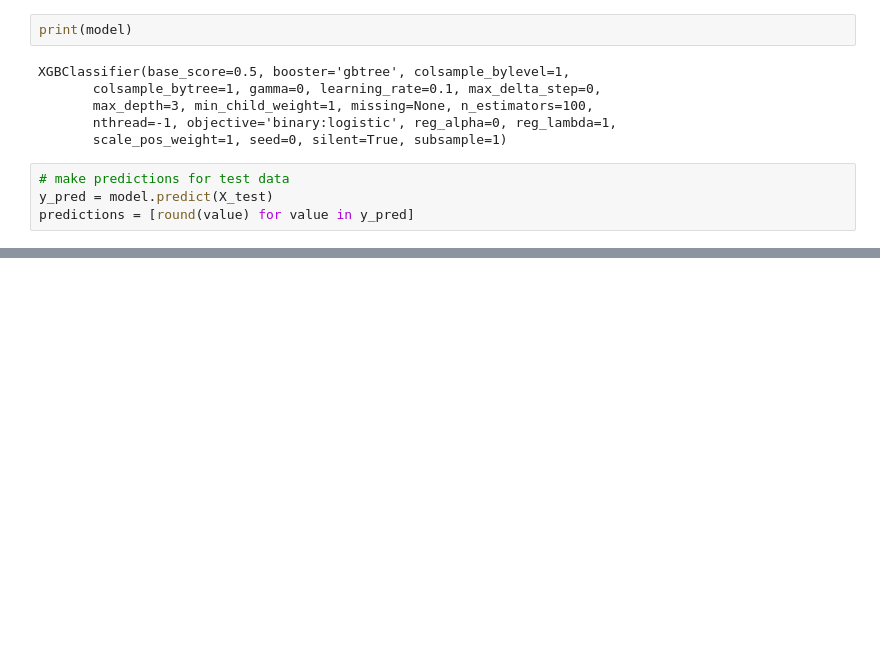
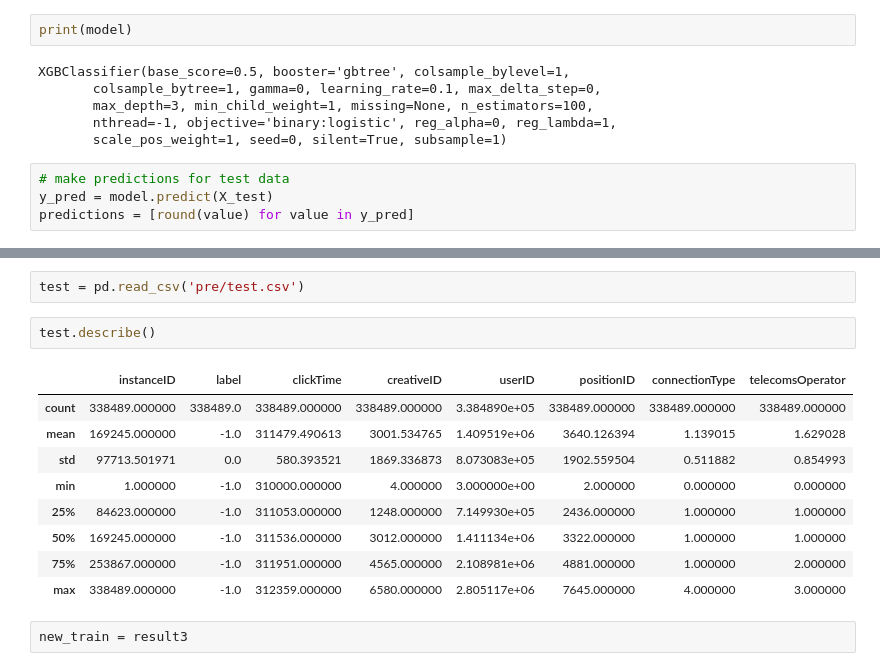
Before and after one commit to wangjiweisean/TencentComp, a Jupyter notebook: Untitled.ipynb, the cells around one changed output, grey strips where cells are left out. Drawn from its saved outputs; the diff is of its cells as text; blank space fills up the shorter version.

```diff
--- a/Untitled.ipynb
+++ b/Untitled.ipynb
@@ -219,0 +258,16 @@ residence                0.0
+# %%
+test = pd.read_csv('pre/test.csv')
+# %%
+test.describe()
+# %% [output]
+|  | instanceID | label | clickTime | creativeID | userID | positionID | connectionType | telecomsOperator |
+| count | 338489.000000 | 338489.0 | 338489.000000 | 338489.000000 | 3.384890e+05 | 338489.000000 | 338489.000000 | 338489.000000 |
+| mean | 169245.000000 | -1.0 | 311479.490613 | 3001.534765 | 1.409519e+06 | 3640.126394 | 1.139015 | 1.629028 |
+| std | 97713.501971 | 0.0 | 580.393521 | 1869.336873 | 8.073083e+05 | 1902.559504 | 0.511882 | 0.854993 |
+| min | 1.000000 | -1.0 | 310000.000000 | 4.000000 | 3.000000e+00 | 2.000000 | 0.000000 | 0.000000 |
+| 25% | 84623.000000 | -1.0 | 311053.000000 | 1248.000000 | 7.149930e+05 | 2436.000000 | 1.000000 | 1.000000 |
+| 50% | 169245.000000 | -1.0 | 311536.000000 | 3012.000000 | 1.411134e+06 | 3322.000000 | 1.000000 | 1.000000 |
+| 75% | 253867.000000 | -1.0 | 311951.000000 | 4565.000000 | 2.108981e+06 | 4881.000000 | 1.000000 | 2.000000 |
+| max | 338489.000000 | -1.0 | 312359.000000 | 6580.000000 | 2.805117e+06 | 7645.000000 | 4.000000 | 3.000000 |
+# %%
+new_train = result3
```
Also changed, not shown: parts of 9 cells of this notebook.
